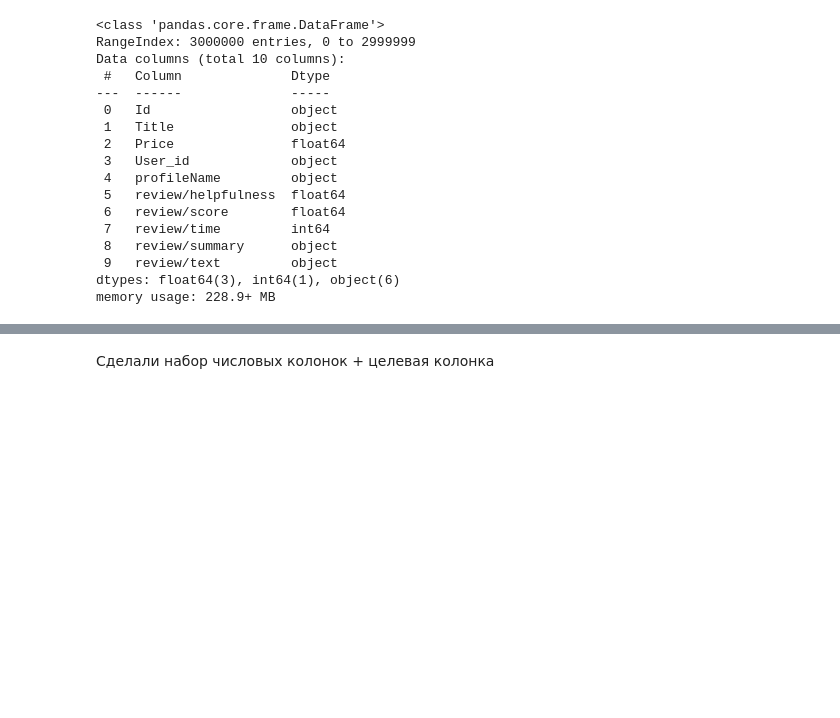
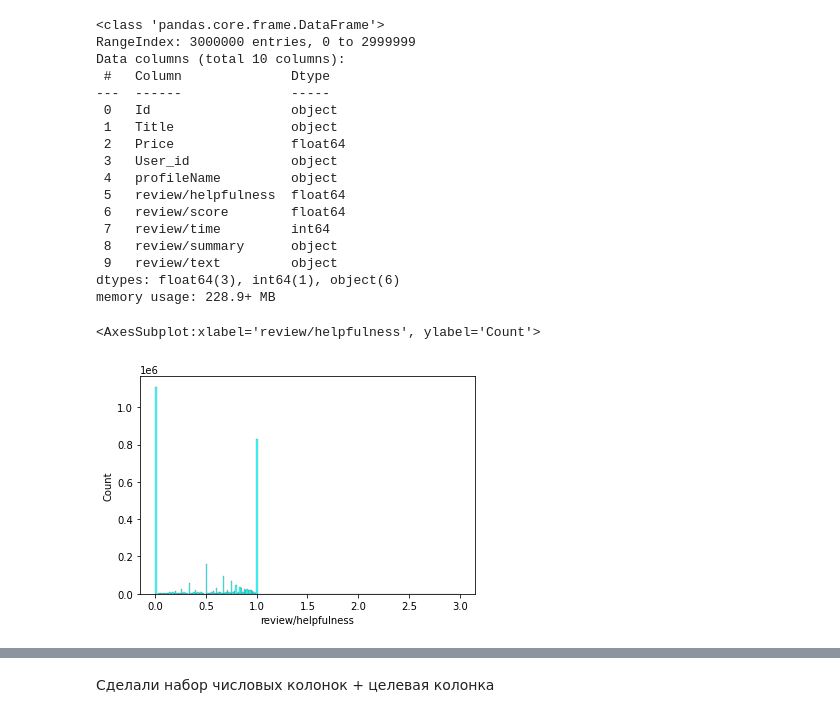
Before and after one commit to LeonSysprog/BookReviews, a Jupyter notebook: ml.ipynb, the cells around one changed output, grey strips where cells are left out. Saved outputs shown, nothing was run; the diff lists cells and outputs as text; code cells hidden in the pictures; blank space fills up the shorter version.

```diff
--- a/ml.ipynb
+++ b/ml.ipynb
@@ -187,3 +242,8 @@ Data columns (total 10 columns):
  9   review/text         object
 dtypes: float64(3), int64(1), object(6)
 memory usage: 228.9+ MB
+# %%
+sns.histplot(x=rating_data['review/helpfulness'], color='cyan')
+# %% [output]
+<AxesSubplot:xlabel='review/helpfulness', ylabel='Count'>
+[figure, added]
```
Also changed, not shown: parts of 48 cells of this notebook.
